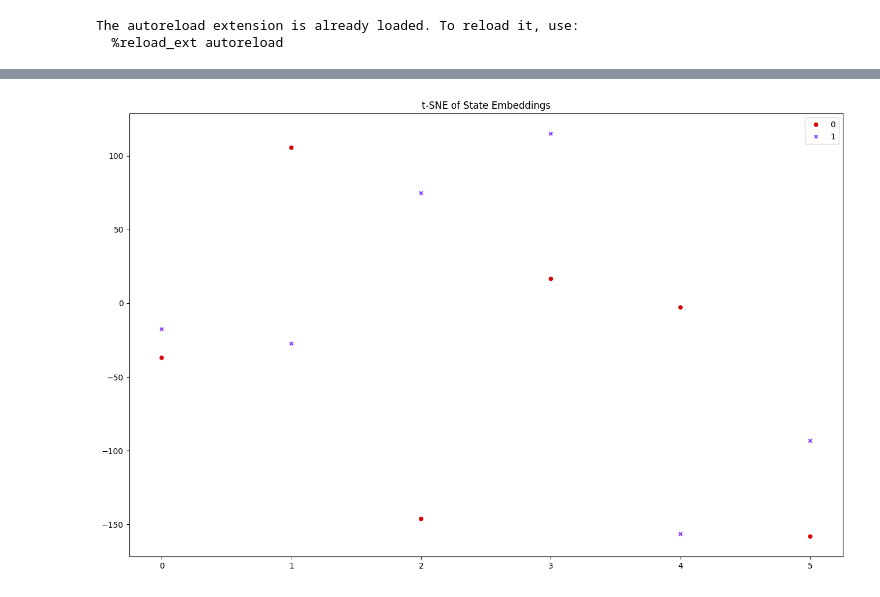
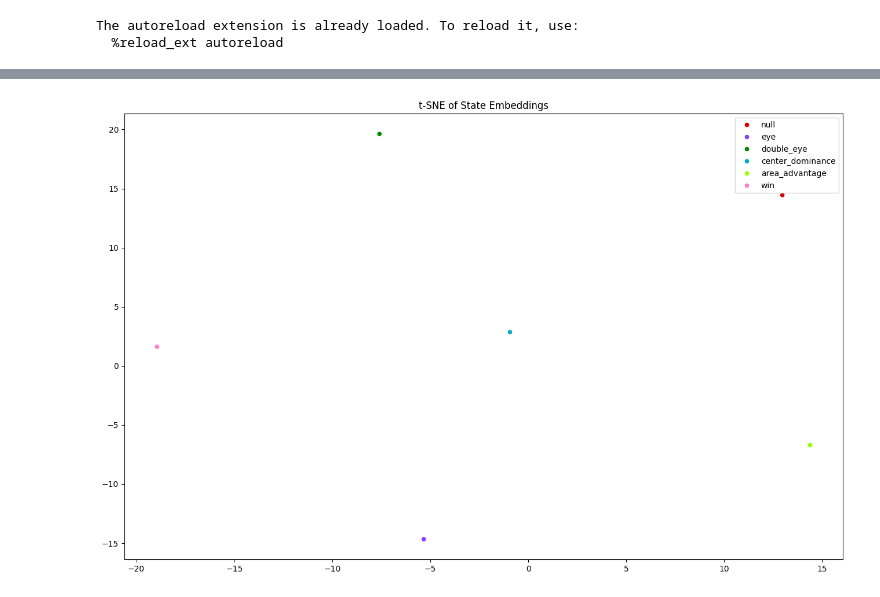
Before and after one commit to erikssommer/xai-concept-methods-drl, a Jupyter notebook: notebooks/joint_embedding_model.ipynb, the cells around one changed output, grey strips where cells are left out. Cells and saved outputs as stored; diff of their text form; code cells hidden in the pictures.

Commit message:
T-sne plot up and running

```diff
--- a/notebooks/joint_embedding_model.ipynb
+++ b/notebooks/joint_embedding_model.ipynb
@@ -23,7 +23,7 @@ absl.logging.set_verbosity(absl.logging.ERROR)
 physical_devices = tf.config.list_physical_devices('GPU')
 tf.config.experimental.set_memory_growth(physical_devices[0], True)
 
-from jem import JointEmbeddingModel, get_data
+from jem import JointEmbeddingModel, get_data, convert_integers_to_explinations
 
 lr = 0.001
 epochs = 10
@@ -36,7 +36,9 @@ exp_embed = 32
 output_exp_embed = 16
 
 # Load the data
-states, explinations, labels, vocab_size = get_data(batch_size=batch_size)
+states, explinations, labels, vocab = get_data()
+
+vocab_size = len(vocab)
 max_sent_len = explinations.shape[1]
 
 jem = JointEmbeddingModel(vocab_size=vocab_size, max_sent_len=max_sent_len, learning_rate=lr)
@@ -86,34 +88,38 @@ Epoch 10/10
 # Import necessary modules
 from sklearn.manifold import TSNE
 import seaborn as sns
 import colorcet as cc
 
 # Define necessary variables
 state_embeddings = []
+explination_predictions = []
 
 # Get the embeddings
 for i in range(len(states)):
     state_embed, exp_embed, _ = jem.predict(states[i], explinations[i])
     state_embeddings.append(state_embed)
+    # Get the explination converted to a string
+    explination = convert_integers_to_explinations(explinations[i], vocab)
+    explination_predictions.append(explination)
 
 new_state_embed = []
 
 for list_ in state_embeddings:
     new_state_embed.append(list_[0])
 
 new_state_embed = np.array(new_state_embed)
+explination_predictions = np.array(explination_predictions)
 
 # Fit the t-sne
 tsne = TSNE(n_components=2, perplexity=5)
 state_embed_tsne = tsne.fit_transform(new_state_embed)
 
 # Plot the t-sne
-palette = sns.color_palette(cc.glasbey, 2)
+palette = sns.color_palette(cc.glasbey, 6)
 plt.figure(figsize=(16,10))
-#sns.scatterplot(data=(state_embed_tsne[:,0], state_embed_tsne[:,1]), hue=explination_predictions, legend='full', palette=palette)
-sns.scatterplot(data=(state_embed_tsne[:,0], state_embed_tsne[:,1]), legend='full', palette=palette)
+sns.scatterplot(x=state_embed_tsne[:,0], y=state_embed_tsne[:,1], hue=explination_predictions, legend='full', palette=palette)
 plt.title('t-SNE of State Embeddings')
 plt.plot()
 plt.show()
 # %% [output]
-[figure, old version]
+[figure, new version]
```
Also changed, not shown: parts of 1 cell of this notebook, 3 other files.
